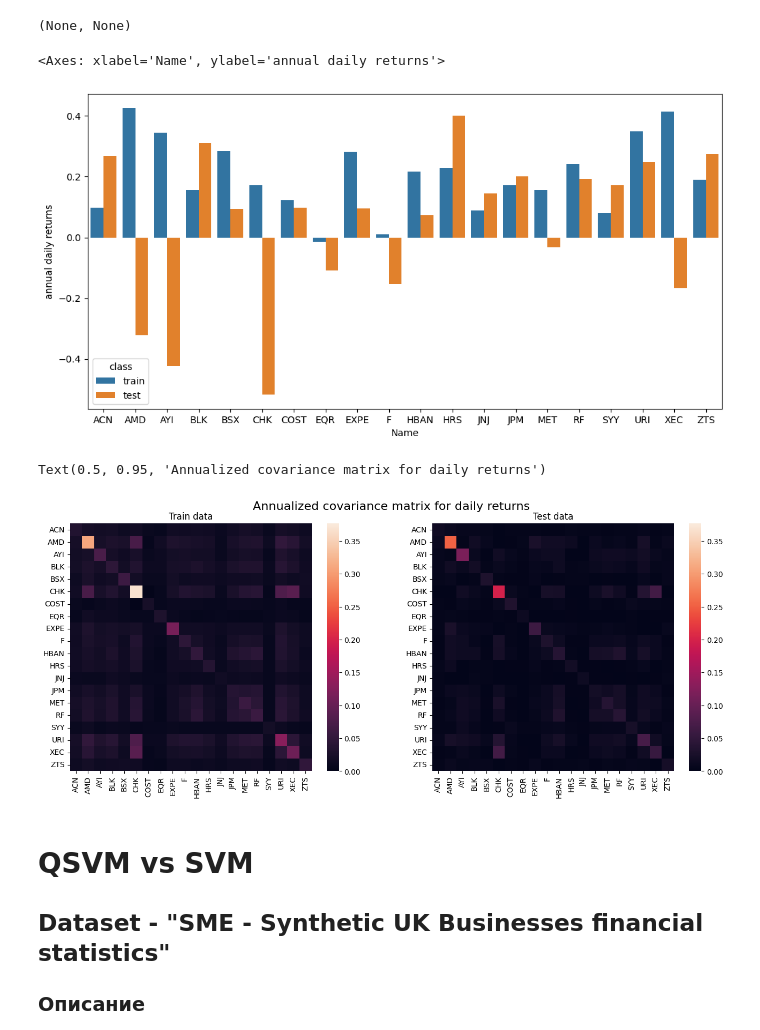
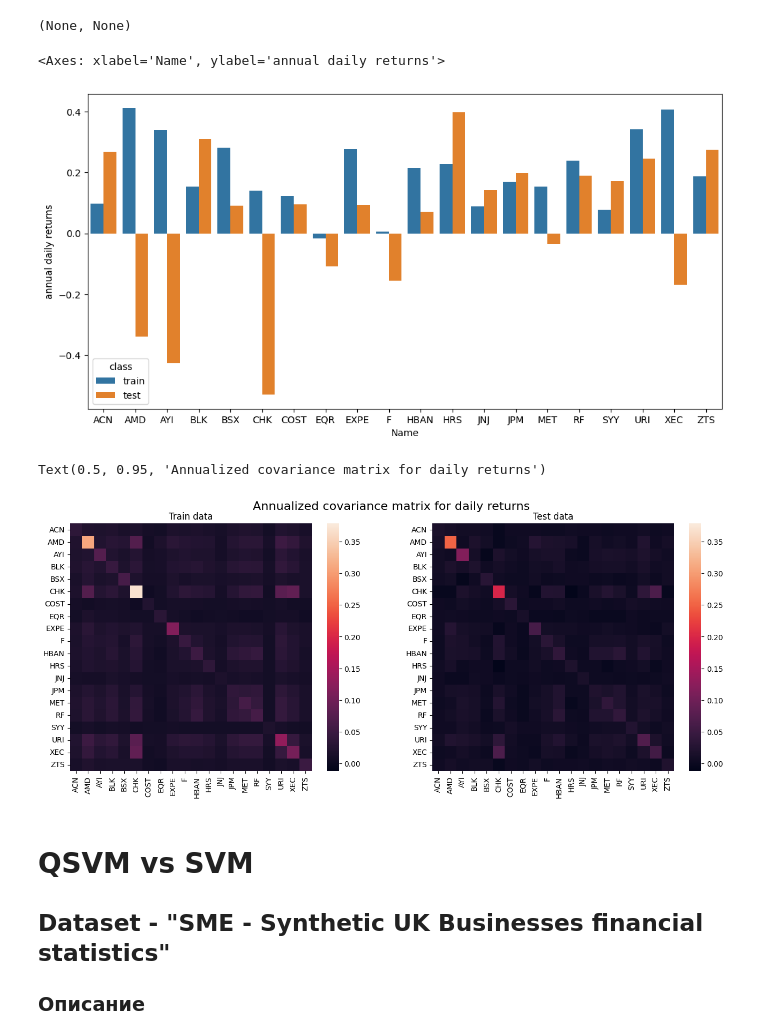
Before and after one commit to floatn/QML-for-finance, a Jupyter notebook: qml_code.ipynb, the cells around one changed output. Saved outputs shown, nothing was run; the diff lists cells and outputs as text; code cells hidden in the pictures.

```diff
--- a/qml_code.ipynb
+++ b/qml_code.ipynb
@@ -225,8 +225,10 @@ dtypes: Float64(4), Int64(1), datetime64[us](1), str(1), string(1)
 memory usage: 1.7 MB
 # %%
 # Вычислим дневную доходность
-pf20train_df = pf20train_df.diff().div(pf20train_df.index.diff().days.to_series().to_list(), axis='index') / pf20train_df.shift(1)
-pf20test_df = pf20test_df.diff().div(pf20test_df.index.diff().days.to_series().to_list(), axis='index') / pf20test_df.shift(1)
+#pf20train_df = pf20train_df.diff().div(pf20train_df.index.diff().days.to_series().to_list(), axis='index') / pf20train_df.shift(1)
+#pf20test_df = pf20test_df.diff().div(pf20test_df.index.diff().days.to_series().to_list(), axis='index') / pf20test_df.shift(1)
+pf20train_df = pf20train_df.diff() / (pf20train_df.mul(pf20train_df.index.diff().days.to_series().to_list(), axis='index') - pf20train_df.diff())
+pf20test_df = pf20test_df.diff() / (pf20test_df.mul(pf20test_df.index.diff().days.to_series().to_list(), axis='index') - pf20test_df.diff())
 # %%
 pf20train_df = pf20train_df.iloc[1:]
 pf20test_df = pf20test_df.iloc[1:]
@@ -265,17 +267,17 @@ plt.figure(figsize=(12, 6))
 sns.barplot(pf20_drann, x='Name', y='annual daily returns', hue='class')
 # %% [output]
 <Axes: xlabel='Name', ylabel='annual daily returns'>
-[figure, old version]
+[figure, new version]
 # %%
 fig, ax = plt.subplots(1, 2, figsize=(16, 6))
-vmin = 0.0
+vmin = 0.975 * min(pf20train_covann.min(axis=None), pf20test_covann.min(axis=None))
 vmax = 1.025 * max(pf20train_covann.max(axis=None), pf20test_covann.max(axis=None))
 sns.heatmap(pf20train_covann, vmin=vmin, vmax=vmax, ax=ax[0]).set(xlabel=None, ylabel=None, title='Train data')
 sns.heatmap(pf20test_covann, vmin=vmin, vmax=vmax, ax=ax[1]).set(xlabel=None, ylabel=None, title='Test data')
 fig.suptitle('Annualized covariance matrix for daily returns', fontsize=16, y=0.95)
 # %% [output]
 Text(0.5, 0.95, 'Annualized covariance matrix for daily returns')
-[figure, old version]
+[figure, new version]
 # %% [markdown]
 # QSVM vs SVM
 
```
Also changed, not shown: parts of 1 cell of this notebook.
